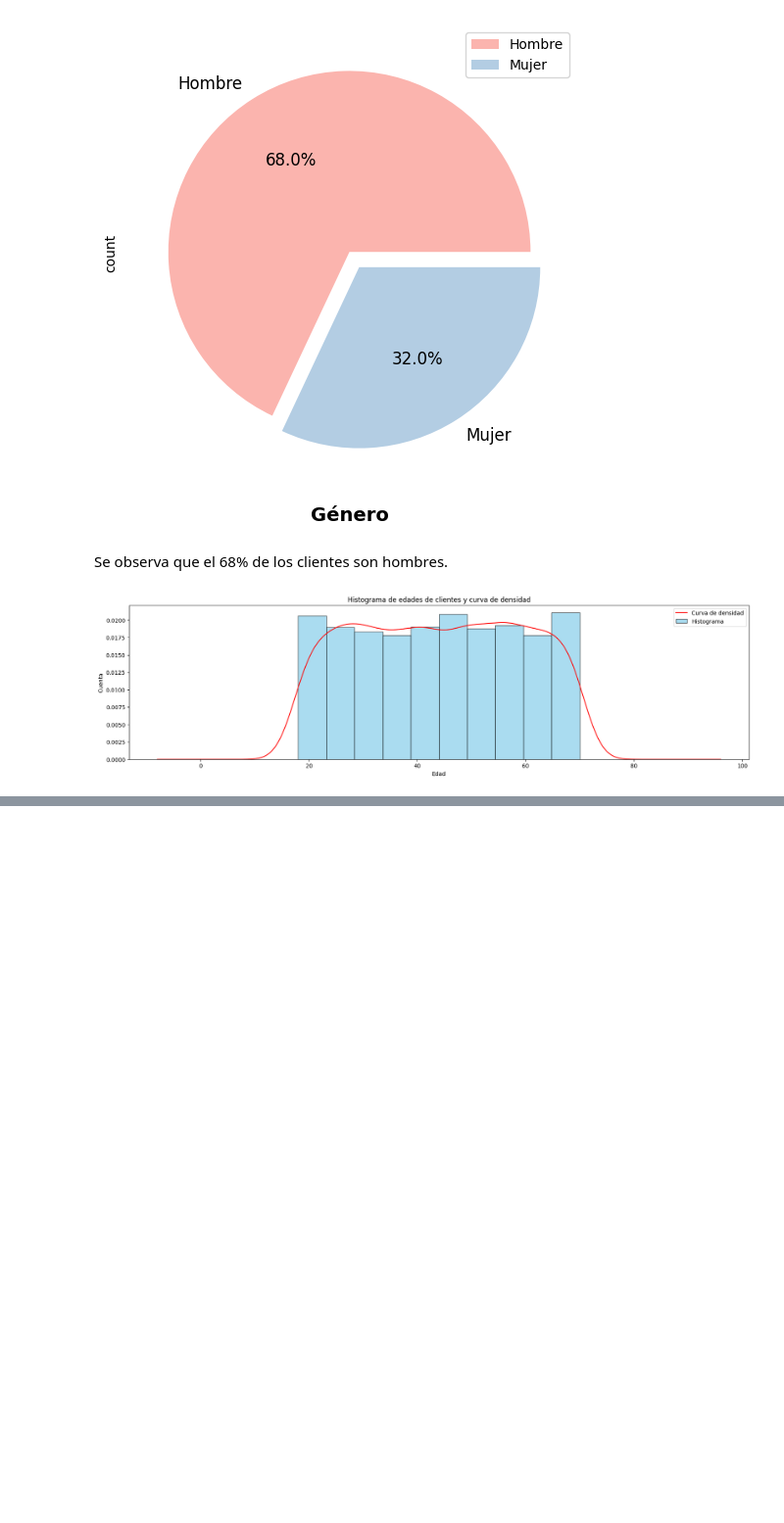
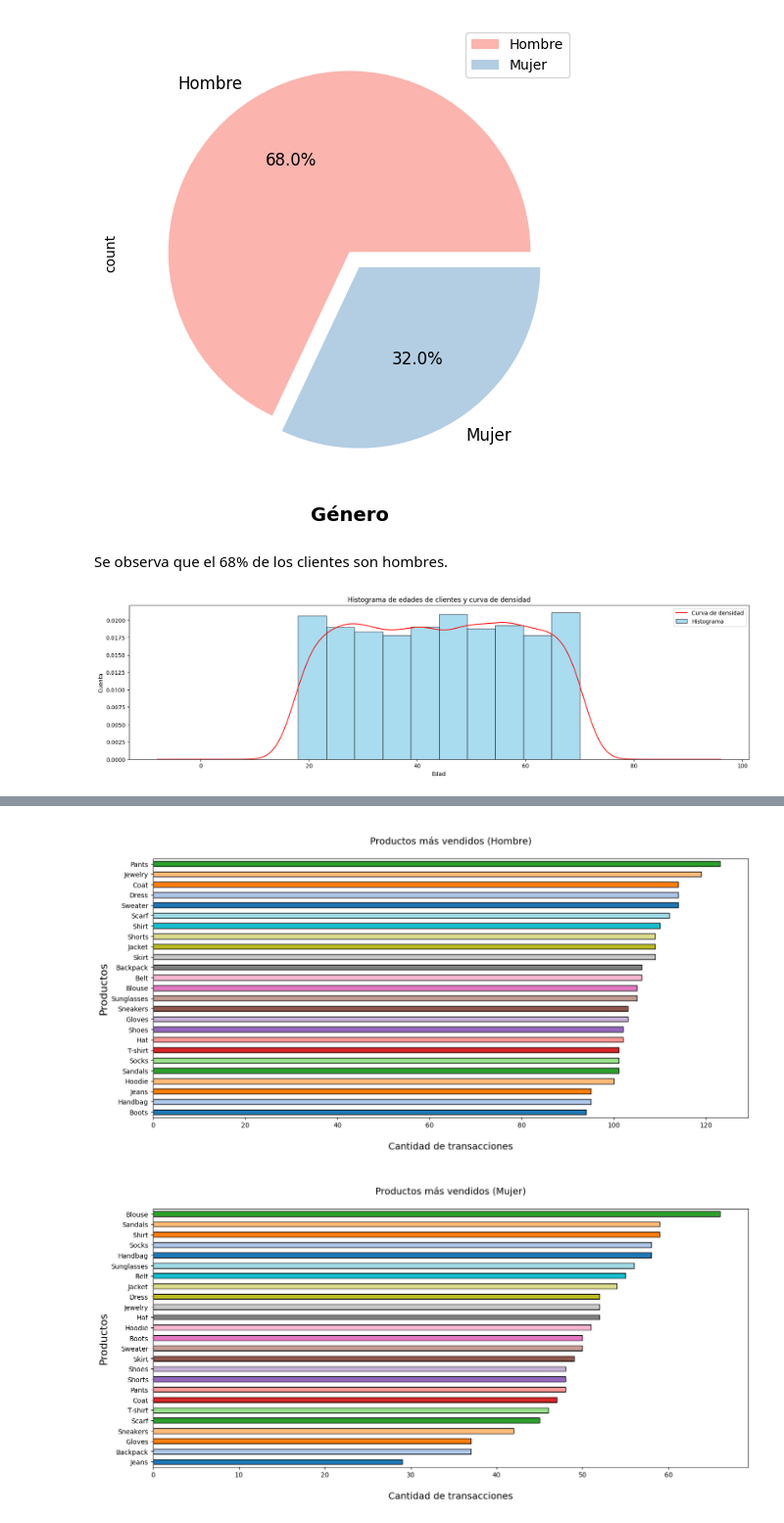
Before and after one commit to CR357/proyecto-final, a Jupyter notebook: notebooks/03_visualizaciones.ipynb, the cells around one changed output, grey strips where cells are left out. Shown: that part at 98% size. Drawn from its saved outputs; the diff is of its cells as text; code cells hidden in the pictures; blank space fills up the shorter version.

```diff
--- a/notebooks/03_visualizaciones.ipynb
+++ b/notebooks/03_visualizaciones.ipynb
@@ -66,0 +126,27 @@ Se observa en el histograma que las edades de los clientes van desde 18 a 70 añ
+# %%
+# Se filtra los datos por género masculino
+df_male = df[df["Gender"] == "Male"]
+
+# Se filtra los datos por género femenino
+df_female = df[df["Gender"] == "Female"]
+
+# Grafico para el género masculino
+plt.figure(figsize = (16, 7))
+
+# Se hace el recuento de productos 'Item Purchased' y se grafica utilizando una paleta de colores de seaborn
+df_male["Item Purchased"].value_counts().sort_values(ascending = True).plot(kind = 'barh', color = sns.color_palette('tab20'), edgecolor = 'k')
+plt.ylabel('Productos', fontsize = 16)
+plt.xlabel('\nCantidad de transacciones', fontsize = 14)
+plt.title('\nProductos más vendidos (Hombre)\n', fontsize = 14)
+plt.show()
+
+# Grafico para el género femenino
+plt.figure(figsize = (16, 7))
+df_female["Item Purchased"].value_counts().sort_values(ascending = True).plot(kind = 'barh', color = sns.color_palette('tab20'), edgecolor = 'k')
+plt.ylabel('Productos', fontsize = 16)
+plt.xlabel('\nCantidad de transacciones', fontsize = 14)
+plt.title('\nProductos más vendidos (Mujer)\n', fontsize = 14)
+plt.show()
+# %% [output]
+[figure, added]
+[figure, added]
```
Also changed, not shown: parts of 9 cells of this notebook.
